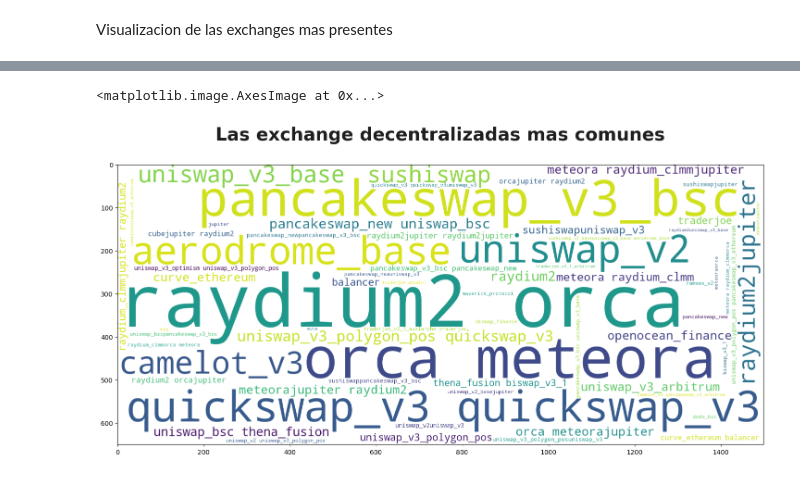
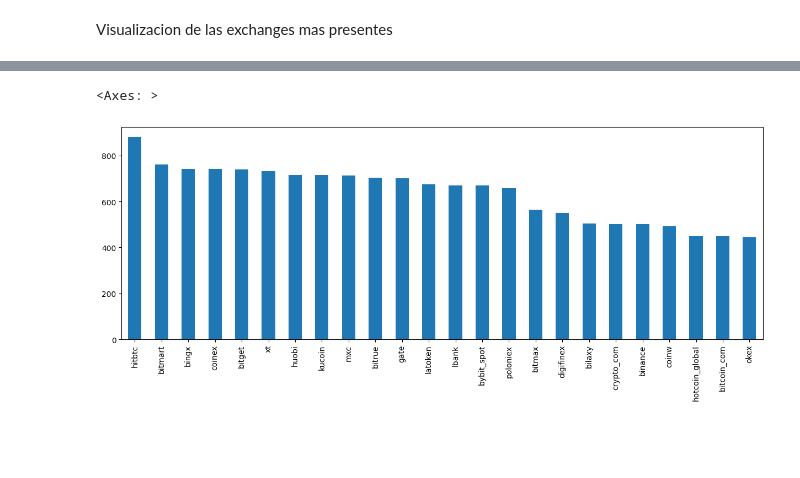
Before and after one commit to LuisFelipePoma/Crypto_App, a Jupyter notebook: src/notebooks/eda_dataset/visualize_dataset.ipynb, the cells around one changed output, grey strips where cells are left out. Saved outputs shown, nothing was run; the diff lists cells and outputs as text; code cells hidden in the pictures; blank space fills up the shorter version.

Commit message:
visualizaciones 2

```diff
--- a/src/notebooks/eda_dataset/visualize_dataset.ipynb
+++ b/src/notebooks/eda_dataset/visualize_dataset.ipynb
@@ -135,20 +116,8 @@ plt.imshow(X=wordcloud)
-# %%
-exchanges = df["exchanges_decentralized"].apply(literal_eval)
-exchanges = "".join(exchanges.apply(", ".join))
-exchanges = exchanges.replace("-", "_")
-
-plt.figure(figsize=(18, 18))  # tamaño de la figura
-plt.title(
-    "Las exchange decentralizadas mas comunes\n",
-    fontsize=28,
-    weight=600,
-    color="#1f1f1f",
-)
-wordcloud = WordCloud(
-    max_words=1000, min_font_size=10, height=650, width=1500, background_color="white"
-).generate(exchanges)
-
-plt.imshow(X=wordcloud)
-# %% [output]
-<matplotlib.image.AxesImage at 0x...>
-[figure, removed]
+# %%
+exchanges = df["exchanges_centralized"].apply(literal_eval)
+exchanges = (exchanges.apply(", ".join))
+
+exchanges.str.split(", ", expand=True).stack().value_counts()[1:25].plot(kind='bar', figsize=(15, 5))
+# %% [output]
+<Axes: >
+[figure, added]
```
Also changed, not shown: parts of 3 cells of this notebook, 1 other file.
